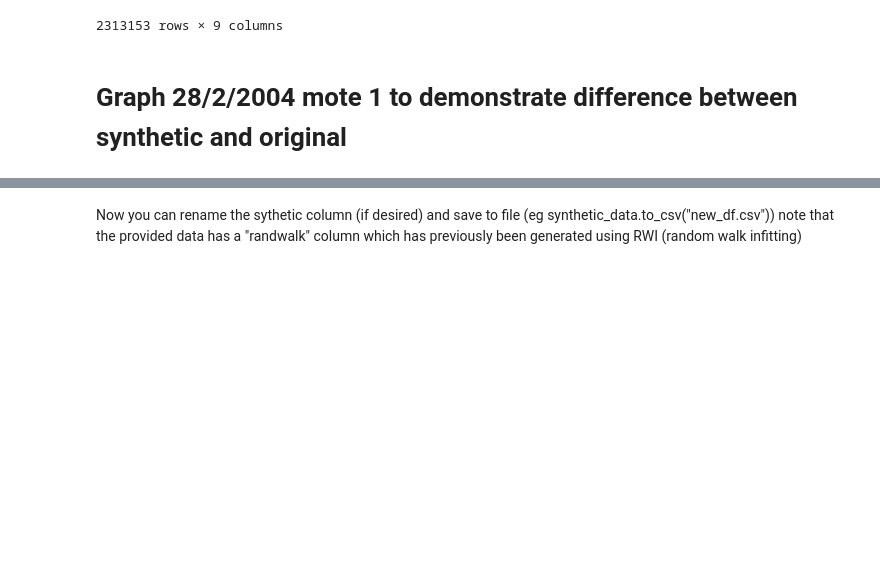
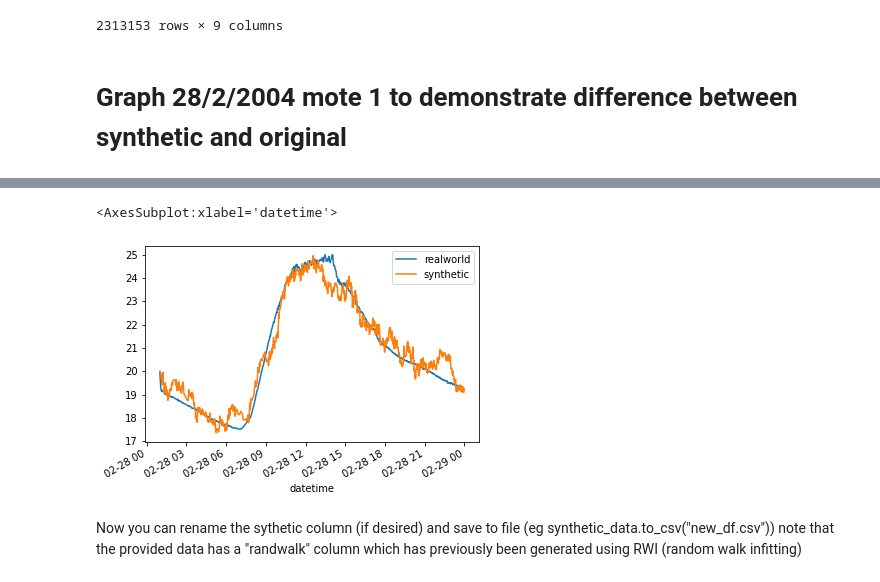
Before and after one commit to Tim-Tadj/IoT_datatrust_RWI, a Jupyter notebook: example_synthesis.ipynb, the cells around one changed output, grey strips where cells are left out. Cells and saved outputs as stored; diff of their text form; code cells hidden in the pictures; blank space fills up the shorter version.

```diff
--- a/example_synthesis.ipynb
+++ b/example_synthesis.ipynb
@@ -39,6 +39,15 @@ synthetic_data = synthesis.rwi_all_days(dataset, #dataset to be used
                             noise=0.1,    #noise factor applied after scaling and rotation
                             num_points=12,#number of points we 'infit' between
                             point_selection="even") # method of selecting points to infit between ("even" or "random")
+# %%
+synthetic_data_parallel = synthesis.rwi_all_days_parallel(dataset, #dataset to be used
+                            "realworld",  #the column we synthesise data from
+                            stepdev=dataset.realworld.std()/8, #deviation of the step size
+                            scale=0.25,   #scaling factor applied before noise and rotation
+                            noise=0.1,    #noise factor applied after scaling and rotation
+                            num_points=12,#number of points we 'infit' between
+                            point_selection="even",  # method of selecting points to infit between ("even" or "random")
+                            cpu_amount=6) # number of proccesses to use
 # %% [markdown]
 # Show output
 # %%
@@ -69,3 +78,9 @@ filtered.plot(x="datetime", y=["realworld", "synthetic"])
+# %%
+filtered_parallel = synthetic_data_parallel[(synthetic_data_parallel.moteid == 1) & (synthetic_data_parallel.datetime.dt.date == date(2004, 2, 28))]
+filtered_parallel.plot(x="datetime", y=["realworld", "synthetic"])
+# %% [output]
+<AxesSubplot:xlabel='datetime'>
+[figure, added]
 # %% [markdown]
 Now you can rename the sythetic column (if desired) and save to file (eg synthetic_data.to_csv("new_df.csv"))
 note that the provided data has a "randwalk" column which has previously been generated using RWI (random walk infitting)
```
Also changed, not shown: parts of 1 cell of this notebook, 1 other file.
